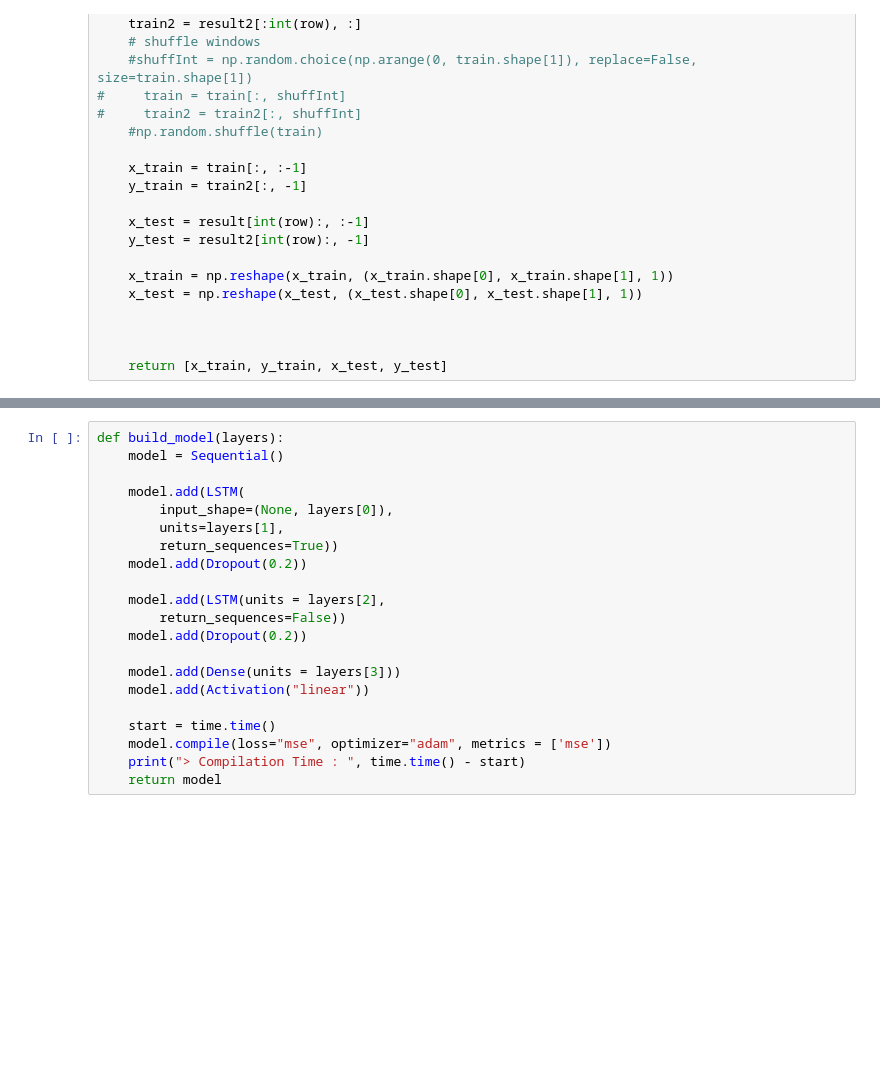
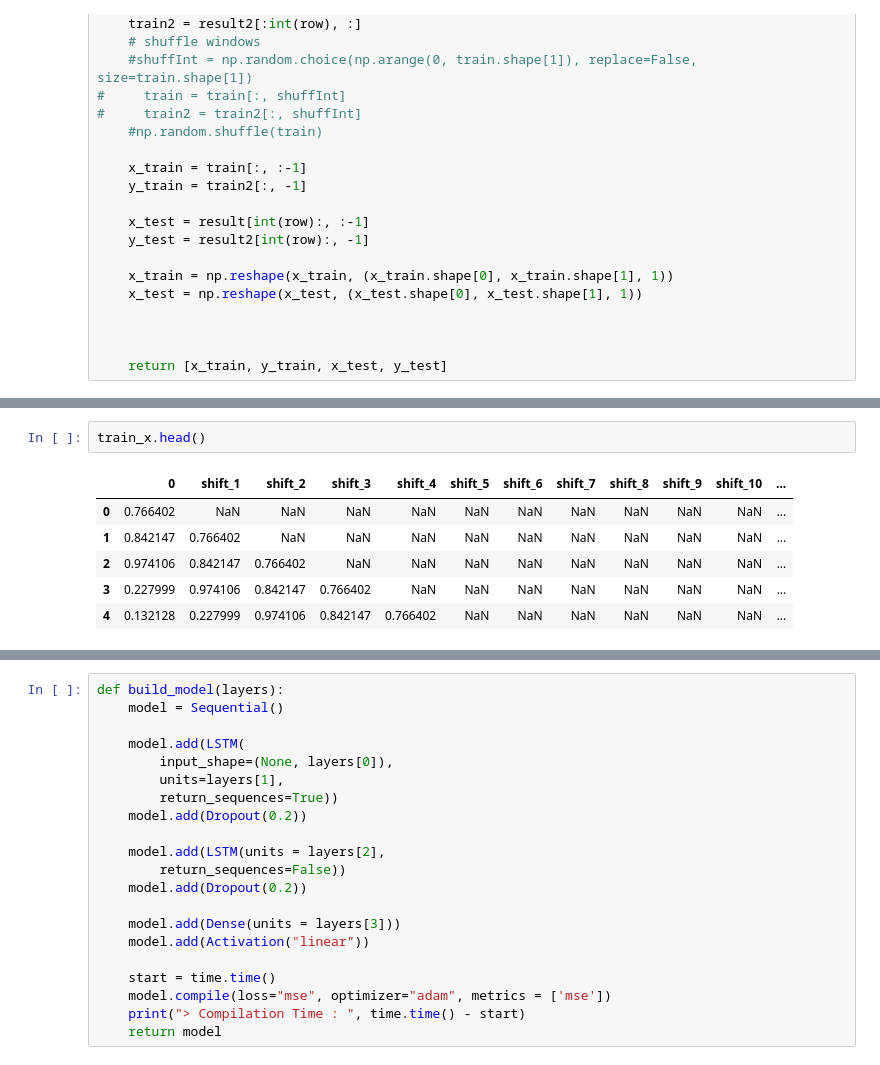
Before and after one commit to callinSwitzer/MuscleTimeseriesPrediction, a Jupyter notebook: PredictMuscleLength.ipynb, the cells around one changed output, grey strips where cells are left out. Saved outputs shown, nothing was run; the diff lists cells and outputs as text; blank space fills up the shorter version.

```diff
--- a/PredictMuscleLength.ipynb
+++ b/PredictMuscleLength.ipynb
@@ -251,0 +286,9 @@ plt.legend()
+# %%
+train_x.head()
+# %% [output]
+|  | 0 | shift_1 | shift_2 | shift_3 | shift_4 | shift_5 | shift_6 | shift_7 | shift_8 | shift_9 | shift_10 | ... |
+| 0 | 0.766402 | NaN | NaN | NaN | NaN | NaN | NaN | NaN | NaN | NaN | NaN | ... |
+| 1 | 0.842147 | 0.766402 | NaN | NaN | NaN | NaN | NaN | NaN | NaN | NaN | NaN | ... |
+| 2 | 0.974106 | 0.842147 | 0.766402 | NaN | NaN | NaN | NaN | NaN | NaN | NaN | NaN | ... |
+| 3 | 0.227999 | 0.974106 | 0.842147 | 0.766402 | NaN | NaN | NaN | NaN | NaN | NaN | NaN | ... |
+| 4 | 0.132128 | 0.227999 | 0.974106 | 0.842147 | 0.766402 | NaN | NaN | NaN | NaN | NaN | NaN | ... |
```
Also changed, not shown: parts of 23 cells of this notebook.
